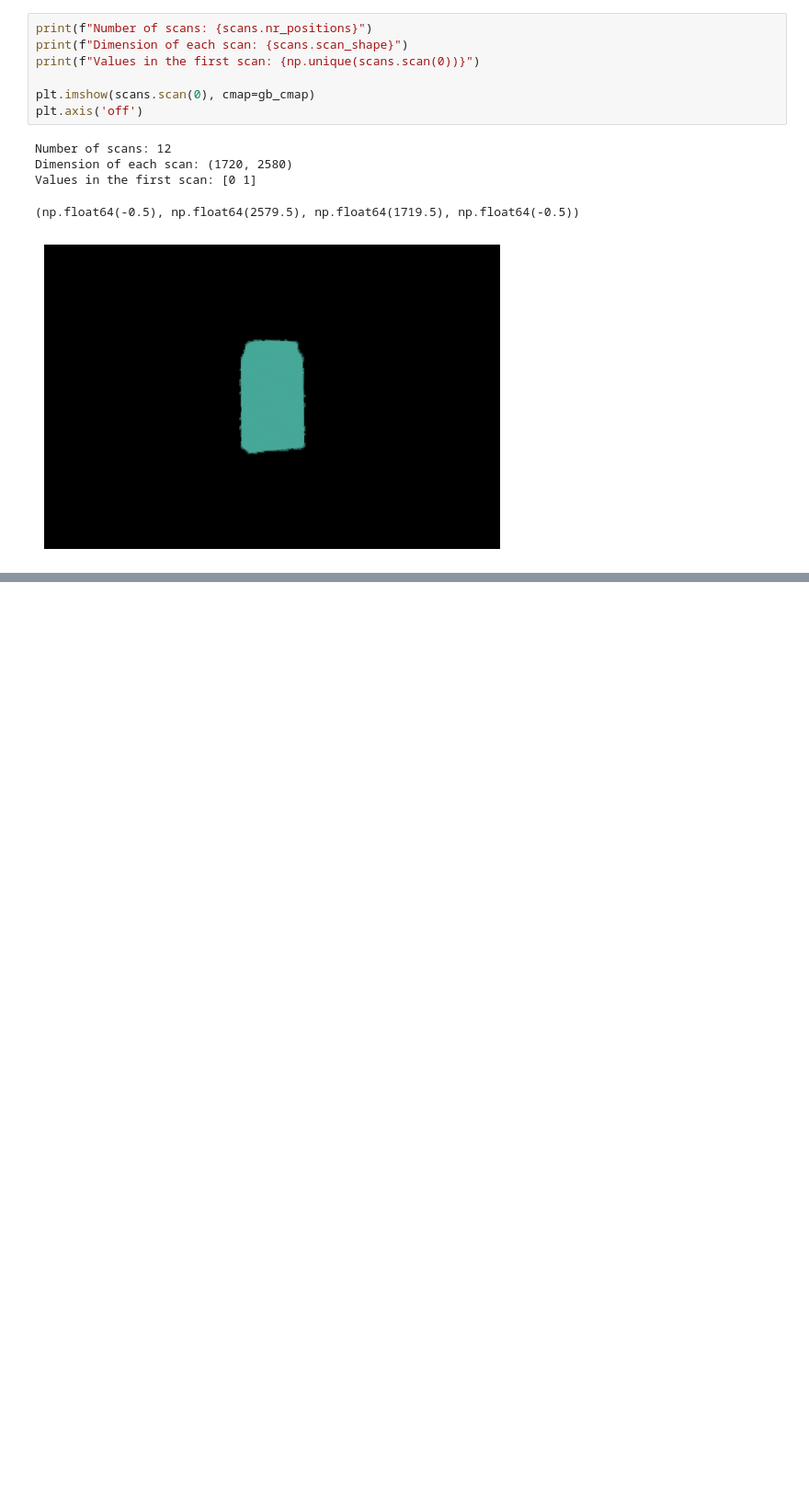
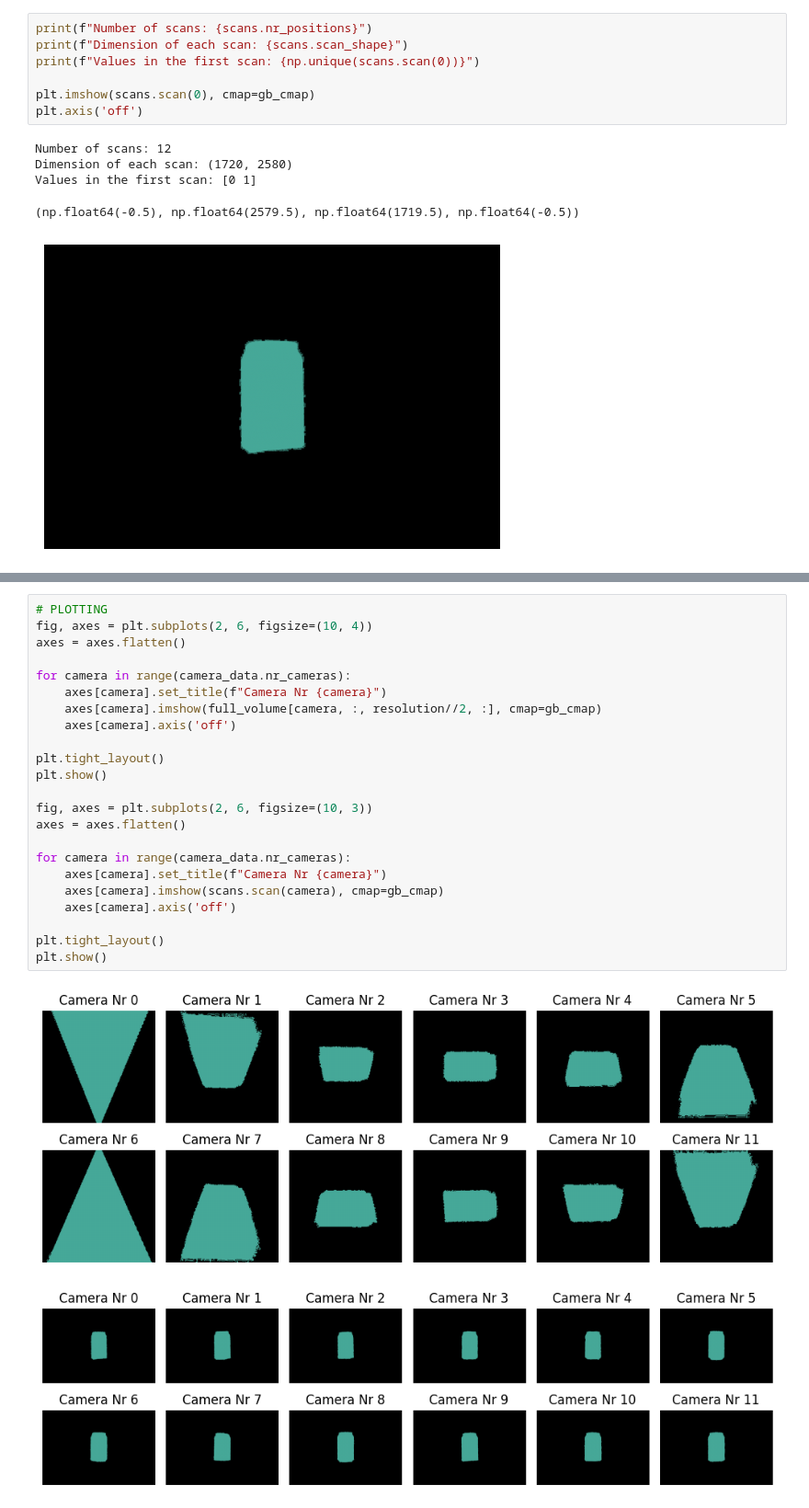
Before and after one commit to GuilhermeCosta-Ferreira/ARM-SOFT-Scanning, a Jupyter notebook: 3d_reconstruction/06_demo_reconstruction.ipynb, the cells around one changed output, grey strips where cells are left out. Shown at 92% size. Saved outputs shown, nothing was run; the diff lists cells and outputs as text; blank space fills up the shorter version.

```diff
--- a/3d_reconstruction/06_demo_reconstruction.ipynb
+++ b/3d_reconstruction/06_demo_reconstruction.ipynb
@@ -102,0 +154,26 @@ Values in the first scan: [0 1]
+# %%
+# PLOTTING
+fig, axes = plt.subplots(2, 6, figsize=(10, 4))
+axes = axes.flatten()
+
+for camera in range(camera_data.nr_cameras):
+    axes[camera].set_title(f"Camera Nr {camera}")
+    axes[camera].imshow(full_volume[camera, :, resolution//2, :], cmap=gb_cmap)
+    axes[camera].axis('off')
+
+plt.tight_layout()
+plt.show()
+
+fig, axes = plt.subplots(2, 6, figsize=(10, 3))
+axes = axes.flatten()
+
+for camera in range(camera_data.nr_cameras):
+    axes[camera].set_title(f"Camera Nr {camera}")
+    axes[camera].imshow(scans.scan(camera), cmap=gb_cmap)
+    axes[camera].axis('off')
+
+plt.tight_layout()
+plt.show()
+# %% [output]
+[figure, added]
+[figure, added]
```
Also changed, not shown: parts of 13 cells of this notebook, 5 other files.
